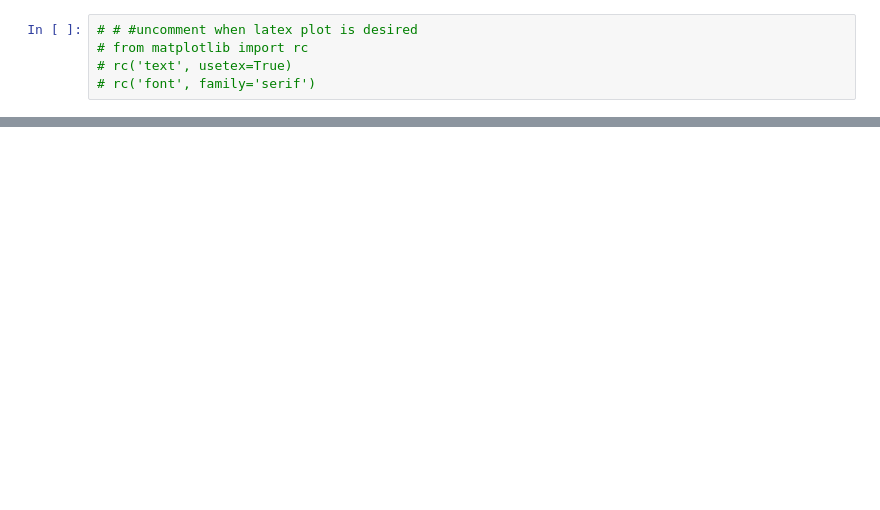
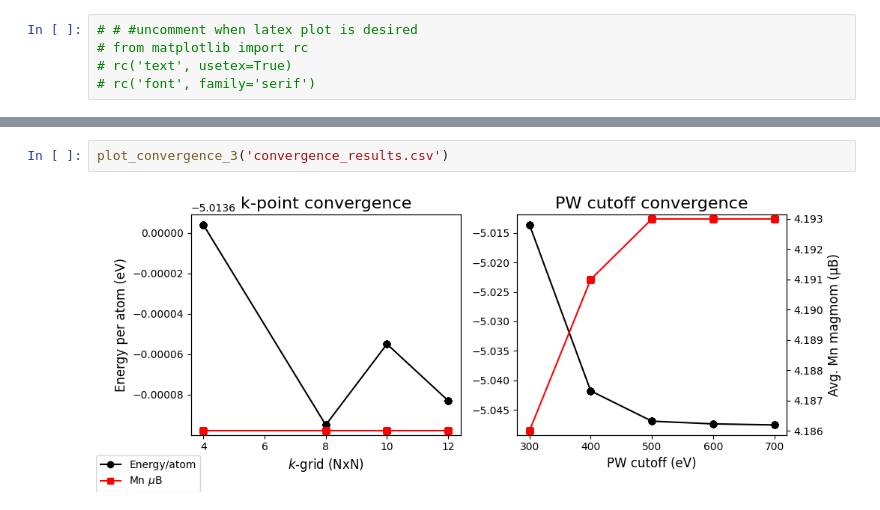
Before and after one commit to RuneEkman/DFT-project-2026, a Jupyter notebook: Convergence test/convtest_plot.ipynb, the cells around one changed output, grey strips where cells are left out. Saved outputs shown, nothing was run; the diff lists cells and outputs as text; blank space fills up the shorter version.

```diff
--- a/Convergence test/convtest_plot.ipynb
+++ b/Convergence test/convtest_plot.ipynb
@@ -111,0 +327,4 @@ plot_convergence('synthetic.csv', save=True, filename='synthetic.pdf')
+# %%
+plot_convergence_3('convergence_results.csv')
+# %% [output]
+[figure, added]
```
Also changed, not shown: parts of 7 cells of this notebook, 13 other files.
